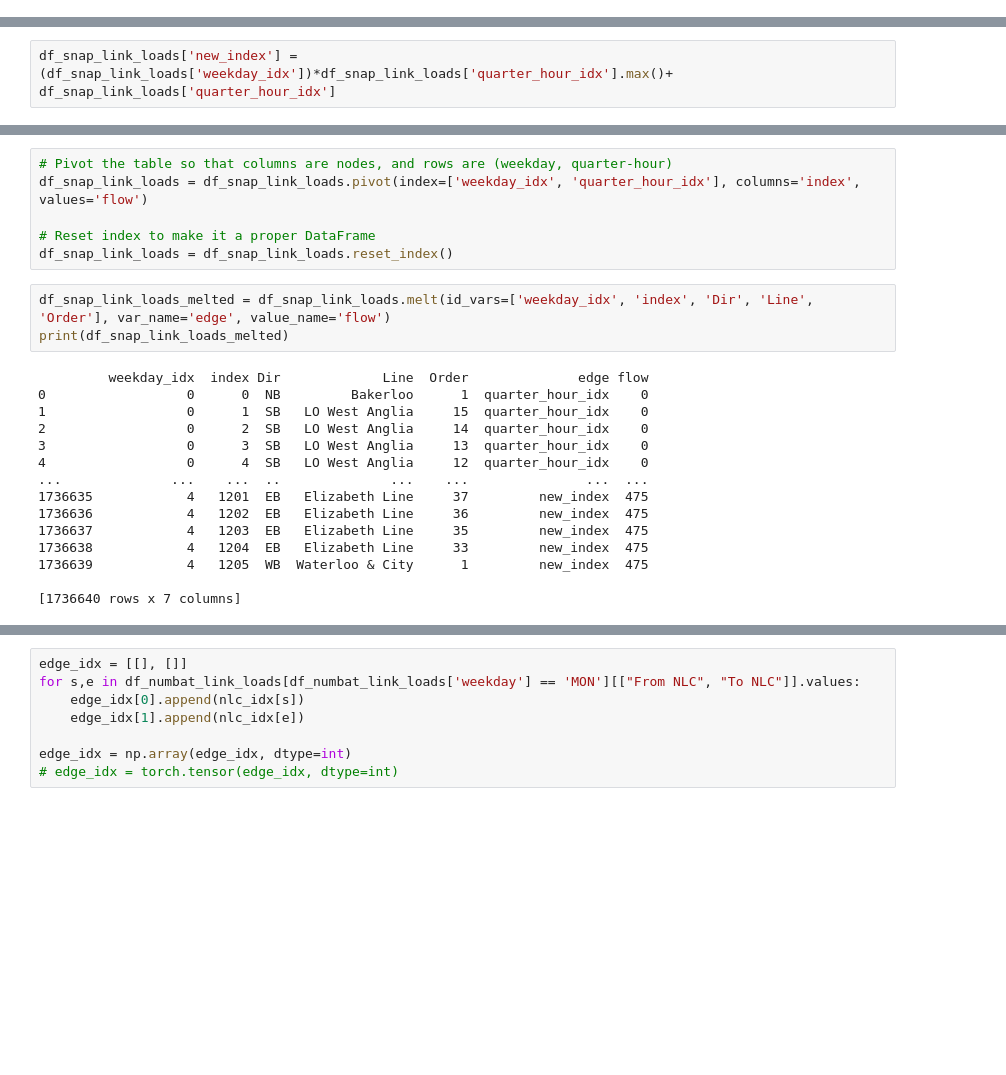
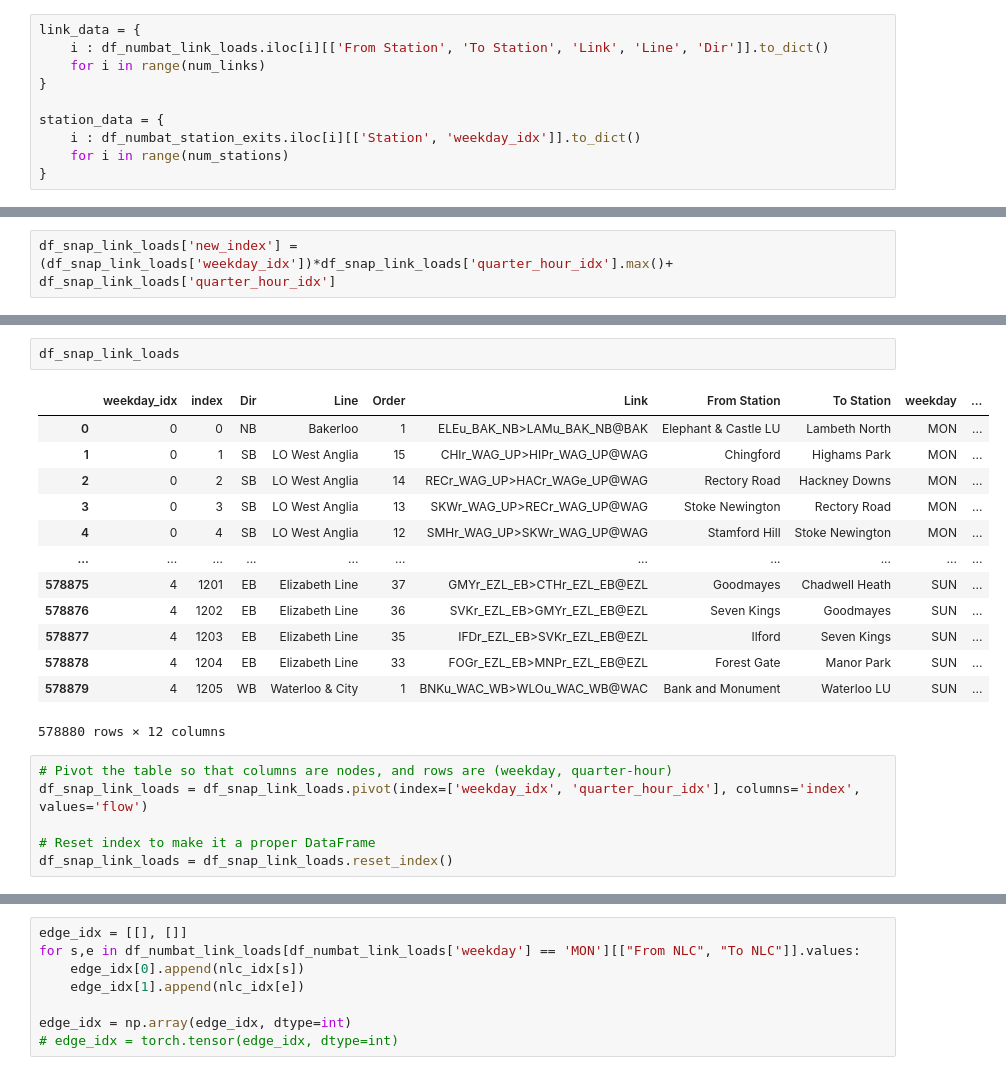
Before and after one commit to SerranoAdrian/FlowForecasting, a Jupyter notebook: test_pg_temporal.ipynb, the cells around one changed output, grey strips where cells are left out. Drawn from its saved outputs; the diff is of its cells as text; blank space fills up the shorter version.

```diff
--- a/test_pg_temporal.ipynb
+++ b/test_pg_temporal.ipynb
@@ -68,0 +90,10 @@ df_numbat_link_loads = create_numbat_dataframe(data_dir, 2023, weekdays, 'Link_L
+# %%
+link_data = {
+    i : df_numbat_link_loads.iloc[i][['From Station', 'To Station', 'Link', 'Line', 'Dir']].to_dict()
+    for i in range(num_links)
+}
+
+station_data = {
+    i : df_numbat_station_exits.iloc[i][['Station', 'weekday_idx']].to_dict()
+    for i in range(num_stations)
+}
@@ -223,27 +208,25 @@ app.run_server(debug=True)
+# %%
+df_snap_link_loads
+# %% [output]
+|  | weekday_idx | index | Dir | Line | Order | Link | From Station | To Station | weekday | ... |
+| 0 | 0 | 0 | NB | Bakerloo | 1 | ELEu_BAK_NB>LAMu_BAK_NB@BAK | Elephant & Castle LU | Lambeth North | MON | ... |
+| 1 | 0 | 1 | SB | LO West Anglia | 15 | CHIr_WAG_UP>HIPr_WAG_UP@WAG | Chingford | Highams Park | MON | ... |
+| 2 | 0 | 2 | SB | LO West Anglia | 14 | RECr_WAG_UP>HACr_WAGe_UP@WAG | Rectory Road | Hackney Downs | MON | ... |
+| 3 | 0 | 3 | SB | LO West Anglia | 13 | SKWr_WAG_UP>RECr_WAG_UP@WAG | Stoke Newington | Rectory Road | MON | ... |
+| 4 | 0 | 4 | SB | LO West Anglia | 12 | SMHr_WAG_UP>SKWr_WAG_UP@WAG | Stamford Hill | Stoke Newington | MON | ... |
+| ... | ... | ... | ... | ... | ... | ... | ... | ... | ... | ... |
+| 578875 | 4 | 1201 | EB | Elizabeth Line | 37 | GMYr_EZL_EB>CTHr_EZL_EB@EZL | Goodmayes | Chadwell Heath | SUN | ... |
+| 578876 | 4 | 1202 | EB | Elizabeth Line | 36 | SVKr_EZL_EB>GMYr_EZL_EB@EZL | Seven Kings | Goodmayes | SUN | ... |
+| 578877 | 4 | 1203 | EB | Elizabeth Line | 35 | IFDr_EZL_EB>SVKr_EZL_EB@EZL | Ilford | Seven Kings | SUN | ... |
+| 578878 | 4 | 1204 | EB | Elizabeth Line | 33 | FOGr_EZL_EB>MNPr_EZL_EB@EZL | Forest Gate | Manor Park | SUN | ... |
+| 578879 | 4 | 1205 | WB | Waterloo & City | 1 | BNKu_WAC_WB>WLOu_WAC_WB@WAC | Bank and Monument | Waterloo LU | SUN | ... |
+578880 rows × 12 columns
 # %%
 # Pivot the table so that columns are nodes, and rows are (weekday, quarter-hour)
 df_snap_link_loads = df_snap_link_loads.pivot(index=['weekday_idx', 'quarter_hour_idx'], columns='index', values='flow')
 
 # Reset index to make it a proper DataFrame
 df_snap_link_loads = df_snap_link_loads.reset_index()
-# %%
-df_snap_link_loads_melted = df_snap_link_loads.melt(id_vars=['weekday_idx', 'index', 'Dir', 'Line', 'Order'], var_name='edge', value_name='flow')
-print(df_snap_link_loads_melted)
-# %% [output]
-         weekday_idx  index Dir             Line  Order              edge flow
-0                  0      0  NB         Bakerloo      1  quarter_hour_idx    0
-1                  0      1  SB   LO West Anglia     15  quarter_hour_idx    0
-2                  0      2  SB   LO West Anglia     14  quarter_hour_idx    0
-3                  0      3  SB   LO West Anglia     13  quarter_hour_idx    0
-4                  0      4  SB   LO West Anglia     12  quarter_hour_idx    0
-...              ...    ...  ..              ...    ...               ...  ...
-1736635            4   1201  EB   Elizabeth Line     37         new_index  475
-1736636            4   1202  EB   Elizabeth Line     36         new_index  475
-1736637            4   1203  EB   Elizabeth Line     35         new_index  475
-1736638            4   1204  EB   Elizabeth Line     33         new_index  475
-1736639            4   1205  WB  Waterloo & City      1         new_index  475
-
-[1736640 rows x 7 columns]
 # %%
 station_entries = []
 station_entries_features = []
```
Also changed, not shown: parts of 12 cells of this notebook, 1 other file.
